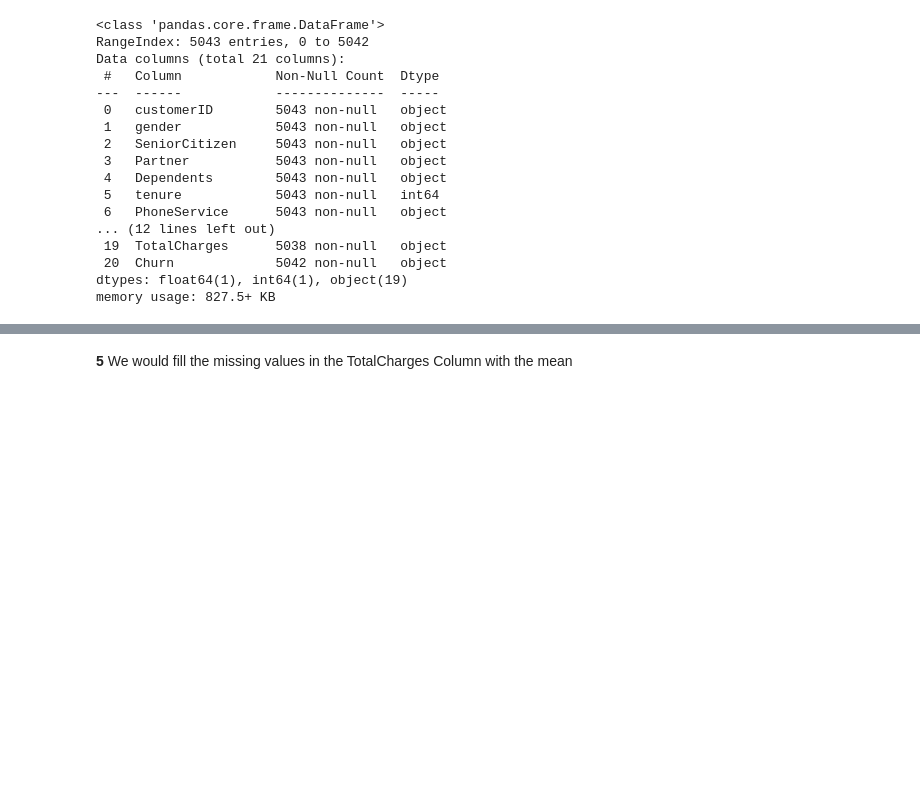
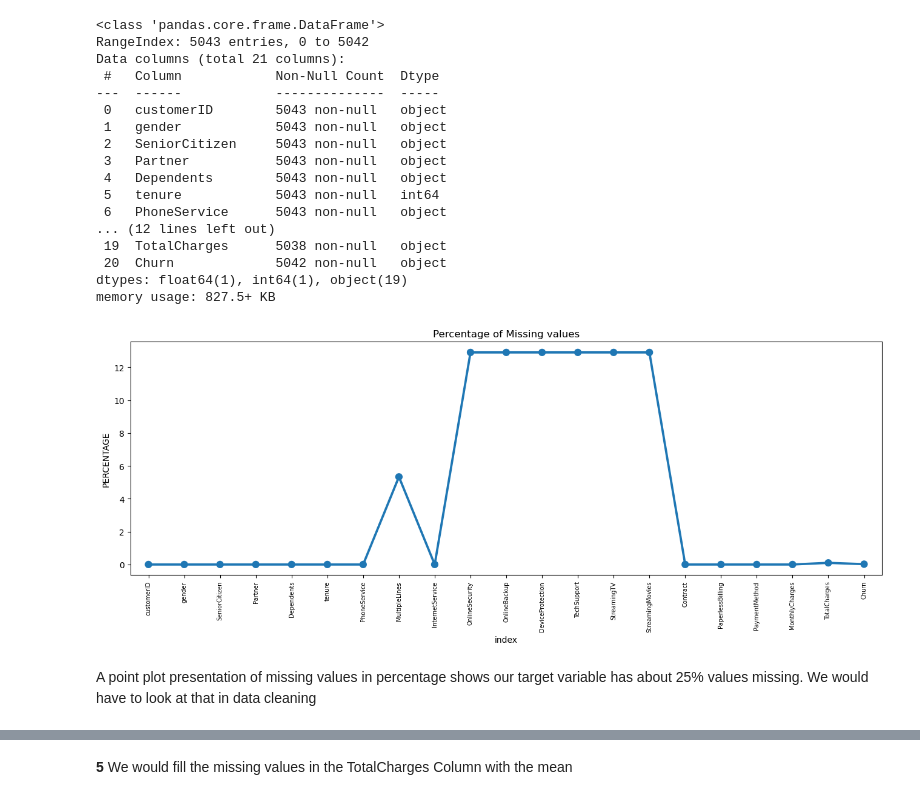
Before and after one commit to codedzifa/Pretoria-Customer-Churn-LP2, a Jupyter notebook: Telco_churn_Analysis_ML.ipynb, the cells around one changed output, grey strips where cells are left out. Saved outputs shown, nothing was run; the diff lists cells and outputs as text; code cells hidden in the pictures; blank space fills up the shorter version.

```diff
--- a/Telco_churn_Analysis_ML.ipynb
+++ b/Telco_churn_Analysis_ML.ipynb
@@ -317,3 +284,15 @@ Data columns (total 21 columns):
  20  Churn             5042 non-null   object
 dtypes: float64(1), int64(1), object(19)
 memory usage: 827.5+ KB
+# %%
+missing = pd.DataFrame((voda_df.isnull().sum())*100/voda_df.shape[0]).reset_index()
+plt.figure(figsize=(16,5))
+ax = sns.pointplot('index',0,data=missing)
+plt.xticks(rotation =90,fontsize =7)
+plt.title("Percentage of Missing values")
+plt.ylabel("PERCENTAGE")
+plt.show()
+# %% [output]
+[figure, added]
+# %% [markdown]
+A point plot presentation of missing values in percentage shows our target variable has about 25% values missing. We would have to look at that in data cleaning
```
Also changed, not shown: parts of 52 cells of this notebook, 1 other file.
